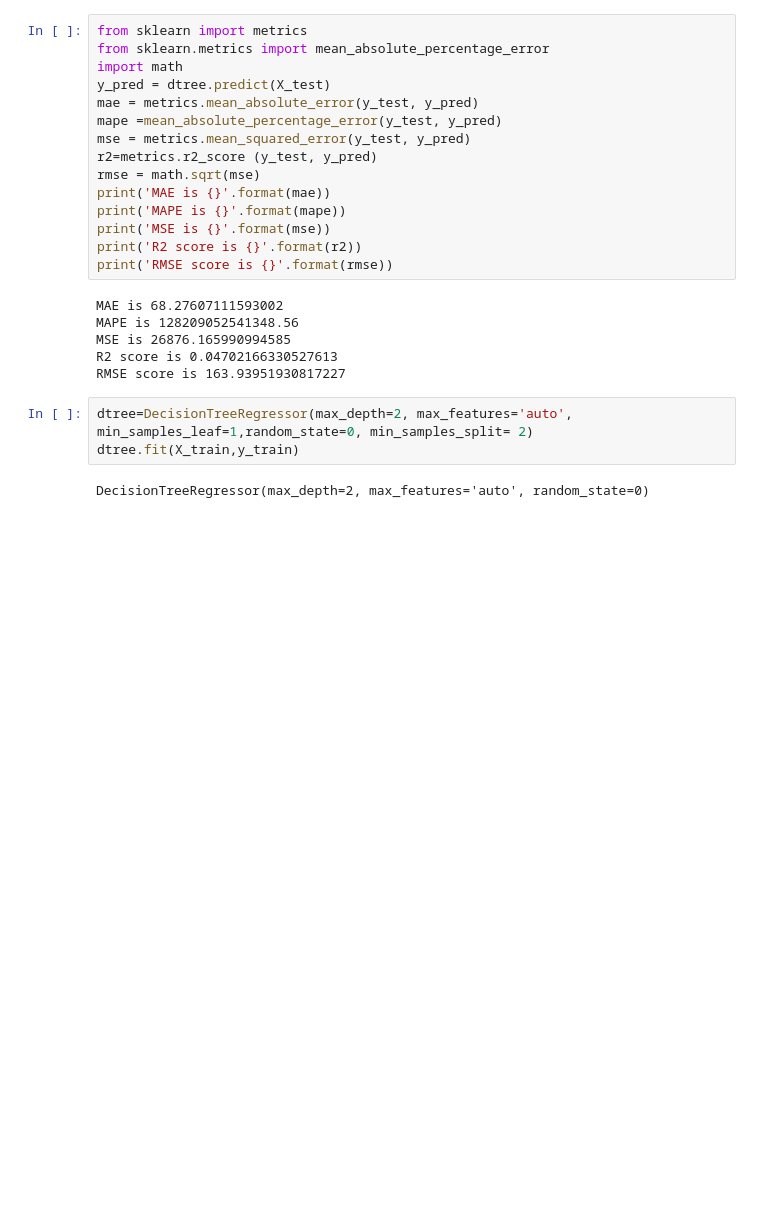
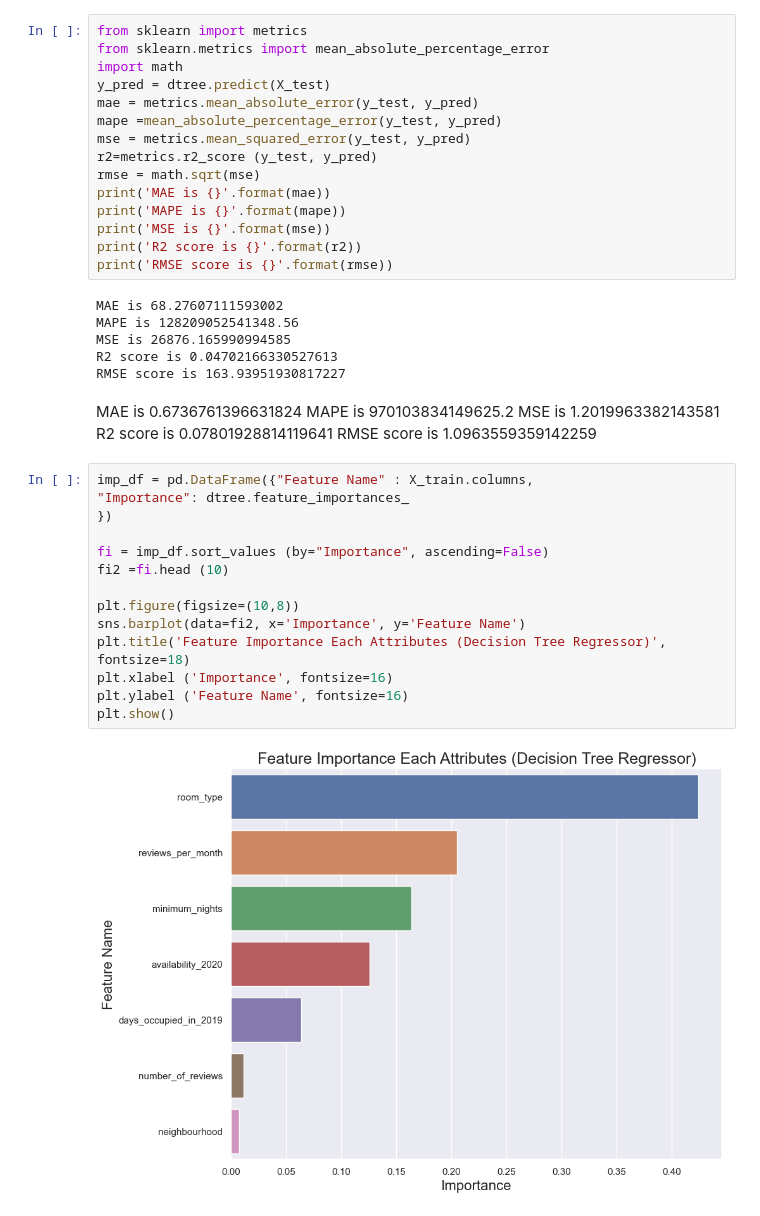
Before and after one commit to architsam/NYRealstatePricing_Prediction, a Jupyter notebook: NYReal.ipynb, the cells around one changed output. Cells and saved outputs as stored; diff of their text form; blank space fills up the shorter version.

```diff
--- a/NYReal.ipynb
+++ b/NYReal.ipynb
@@ -274,8 +411,25 @@ MAPE is 128209052541348.56
 MSE is 26876.165990994585
 R2 score is 0.04702166330527613
 RMSE score is 163.93951930817227
-# %%
-dtree=DecisionTreeRegressor(max_depth=2, max_features='auto', min_samples_leaf=1,random_state=0, min_samples_split= 2)
-dtree.fit(X_train,y_train)
-# %% [output]
-DecisionTreeRegressor(max_depth=2, max_features='auto', random_state=0)
+# %% [markdown]
+MAE is 0.6736761396631824
+MAPE is 970103834149625.2
+MSE is 1.2019963382143581
+R2 score is 0.07801928814119641
+RMSE score is 1.0963559359142259
+# %%
+imp_df = pd.DataFrame({"Feature Name" : X_train.columns,
+"Importance": dtree.feature_importances_
+})
+
+fi = imp_df.sort_values (by="Importance", ascending=False)
+fi2 =fi.head (10)
+
+plt.figure(figsize=(10,8))
+sns.barplot(data=fi2, x='Importance', y='Feature Name')
+plt.title('Feature Importance Each Attributes (Decision Tree Regressor)', fontsize=18)
+plt.xlabel ('Importance', fontsize=16)
+plt.ylabel ('Feature Name', fontsize=16)
+plt.show()
+# %% [output]
+[figure, added]
```
Also changed, not shown: parts of 29 cells of this notebook.
